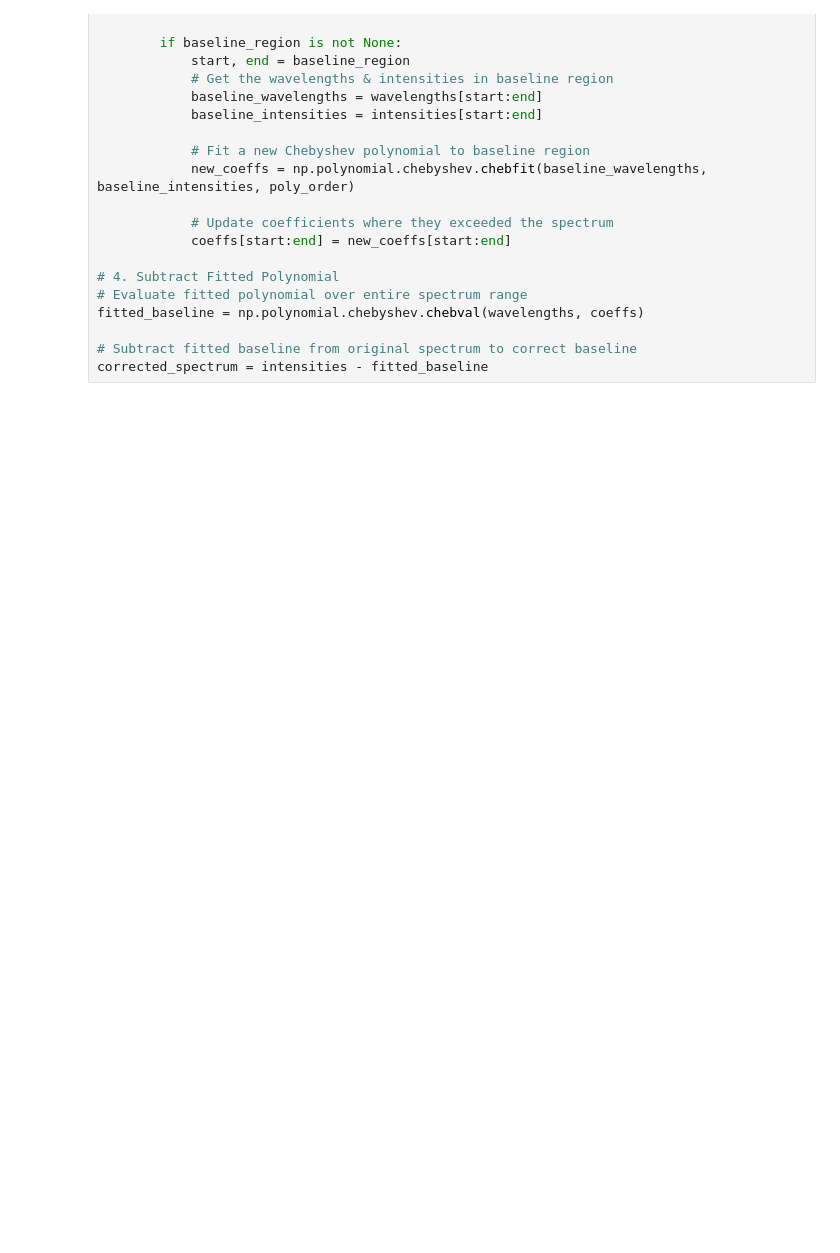
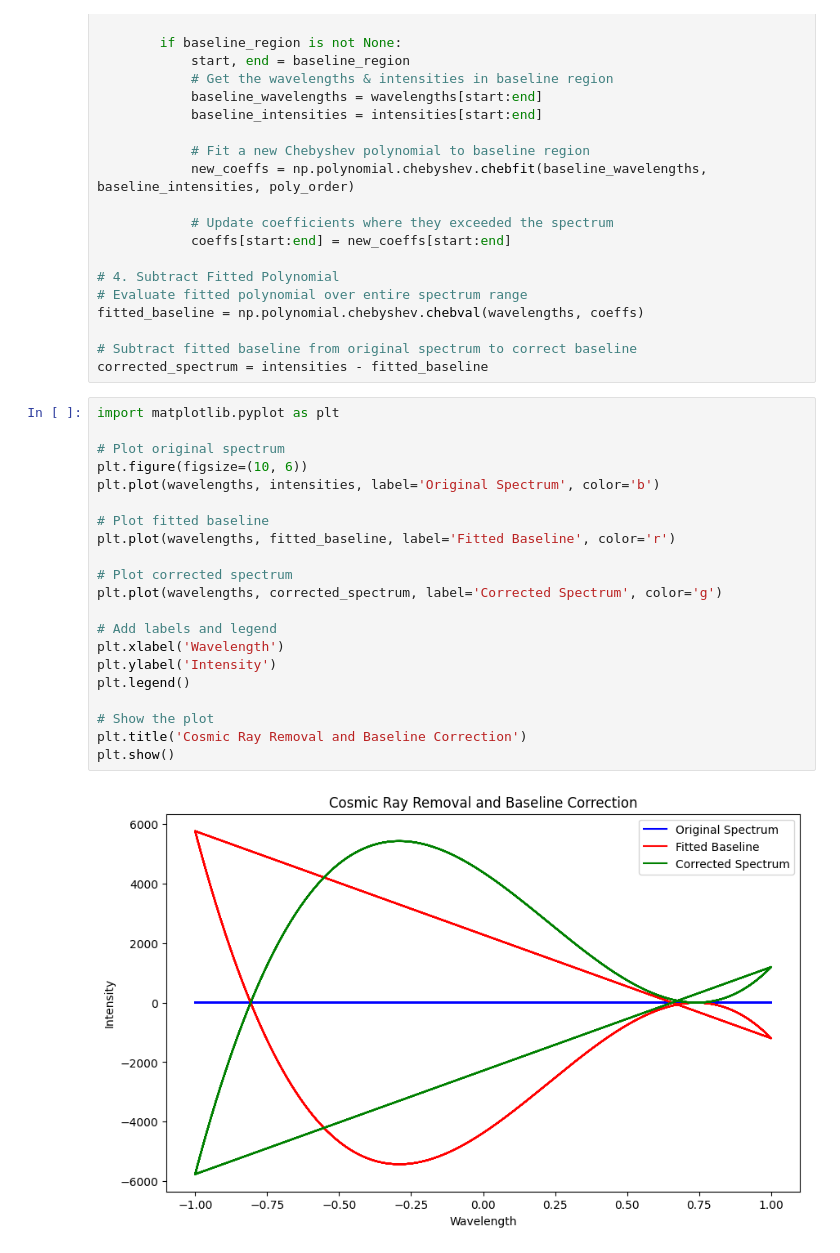
Before and after one commit to DircePineda/spectrum-patronum, a Jupyter notebook: remove-rays-correct-baseline.ipynb, the cells around one changed output. Saved outputs shown, nothing was run; the diff lists cells and outputs as text; blank space fills up the shorter version.

Commit message:
remove rays & correct baseline

```diff
--- a/remove-rays-correct-baseline.ipynb
+++ b/remove-rays-correct-baseline.ipynb
@@ -128,3 +128,26 @@ fitted_baseline = np.polynomial.chebyshev.chebval(wavelengths, coeffs)
 
 # Subtract fitted baseline from original spectrum to correct baseline
 corrected_spectrum = intensities - fitted_baseline
+# %%
+import matplotlib.pyplot as plt
+
+# Plot original spectrum
+plt.figure(figsize=(10, 6))
+plt.plot(wavelengths, intensities, label='Original Spectrum', color='b')
+
+# Plot fitted baseline
+plt.plot(wavelengths, fitted_baseline, label='Fitted Baseline', color='r')
+
+# Plot corrected spectrum
+plt.plot(wavelengths, corrected_spectrum, label='Corrected Spectrum', color='g')
+
+# Add labels and legend
+plt.xlabel('Wavelength')
+plt.ylabel('Intensity')
+plt.legend()
+
+# Show the plot
+plt.title('Cosmic Ray Removal and Baseline Correction')
+plt.show()
+# %% [output]
+[figure, added]
```
